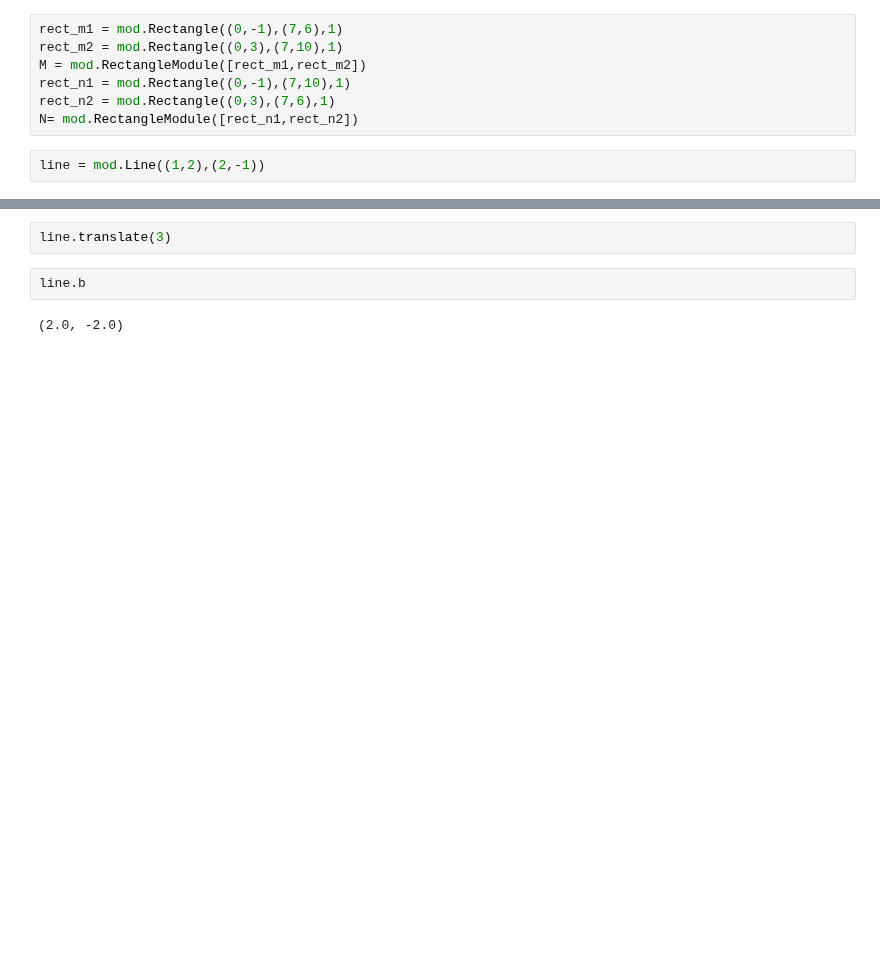
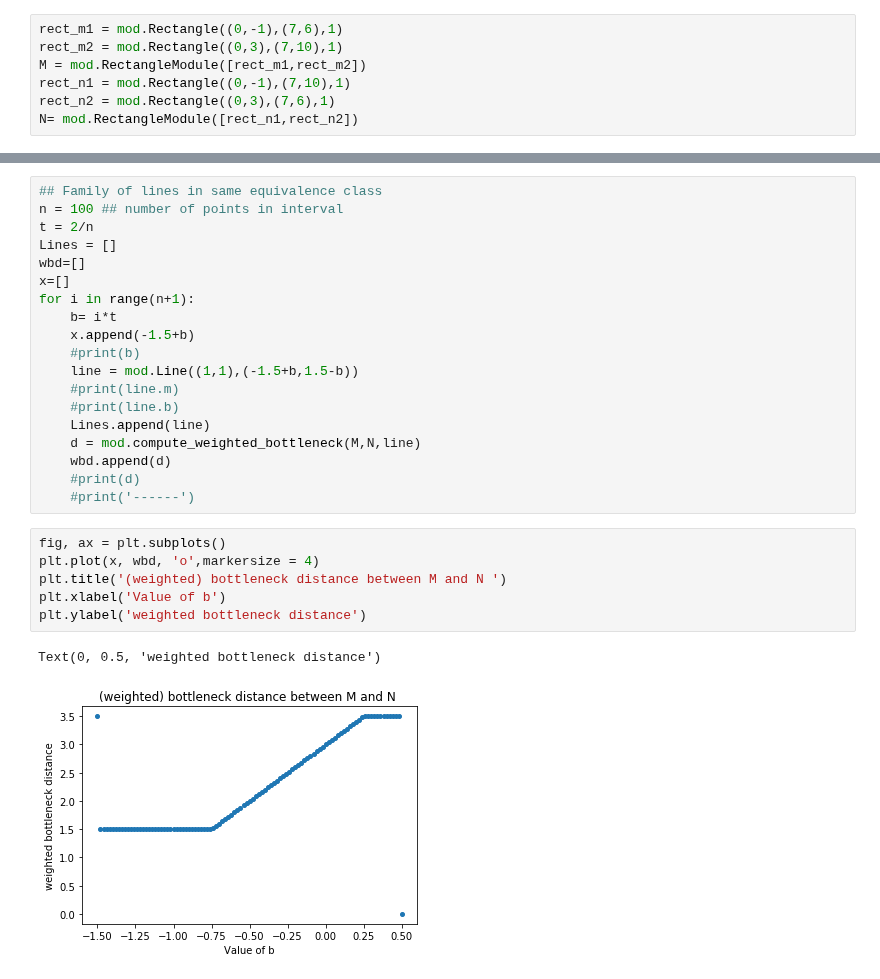
Before and after one commit to asilata/matching-distance-code, a Jupyter notebook: Matching_distance_notebook.ipynb, the cells around one changed output, grey strips where cells are left out. Drawn from its saved outputs; the diff is of its cells as text; blank space fills up the shorter version.

```diff
--- a/Matching_distance_notebook.ipynb
+++ b/Matching_distance_notebook.ipynb
@@ -15,5 +15,3 @@ M = mod.RectangleModule([rect_m1,rect_m2])
 rect_n1 = mod.Rectangle((0,-1),(7,10),1)
 rect_n2 = mod.Rectangle((0,3),(7,6),1)
 N= mod.RectangleModule([rect_n1,rect_n2])
-# %%
-line = mod.Line((1,2),(2,-1))
@@ -90,6 +132,28 @@ line.b
-# %%
-line.translate(3)
-# %%
-line.b
-# %% [output]
-(2.0, -2.0)
+# %%
+## Family of lines in same equivalence class
+n = 100 ## number of points in interval
+t = 2/n
+Lines = []
+wbd=[]
+x=[]
+for i in range(n+1):
+    b= i*t
+    x.append(-1.5+b)
+    #print(b)
+    line = mod.Line((1,1),(-1.5+b,1.5-b))
+    #print(line.m)
+    #print(line.b)
+    Lines.append(line)
+    d = mod.compute_weighted_bottleneck(M,N,line)
+    wbd.append(d)
+    #print(d)
+    #print('------')
+# %%
+fig, ax = plt.subplots()
+plt.plot(x, wbd, 'o',markersize = 4)
+plt.title('(weighted) bottleneck distance between M and N ')
+plt.xlabel('Value of b')
+plt.ylabel('weighted bottleneck distance')
+# %% [output]
+Text(0, 0.5, 'weighted bottleneck distance')
+[figure, added]
```
Also changed, not shown: parts of 12 cells of this notebook, 1 other file.
